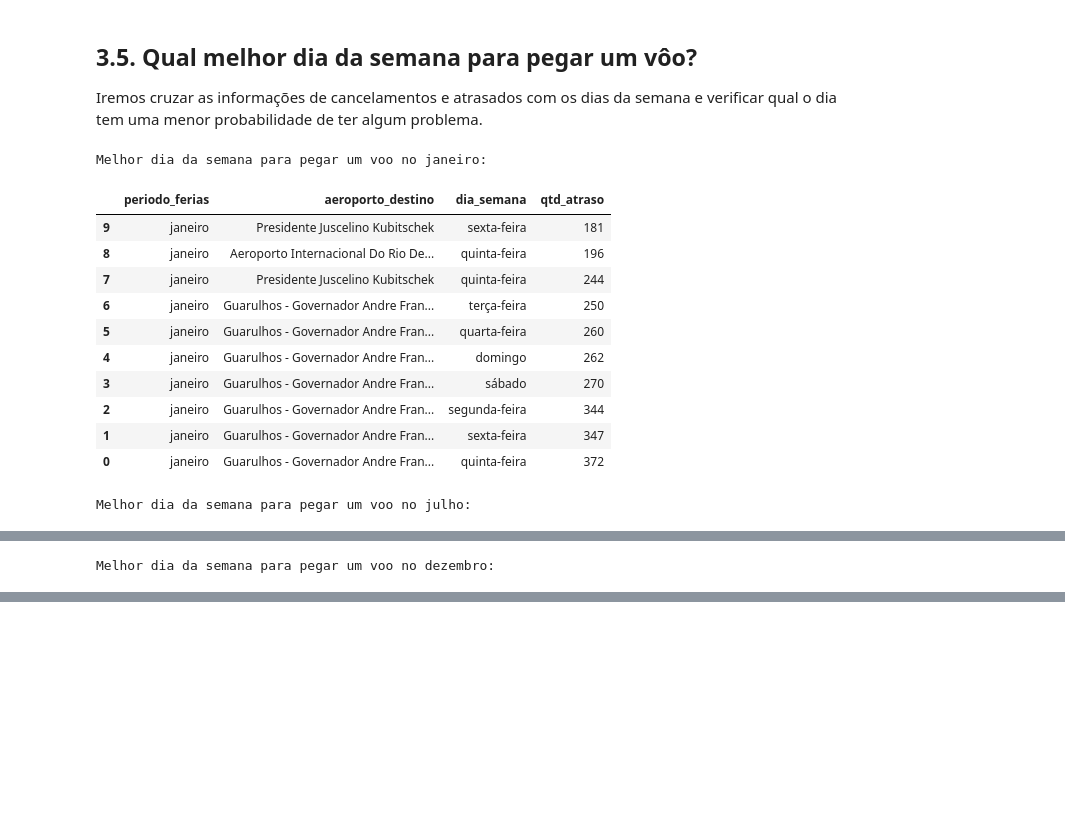
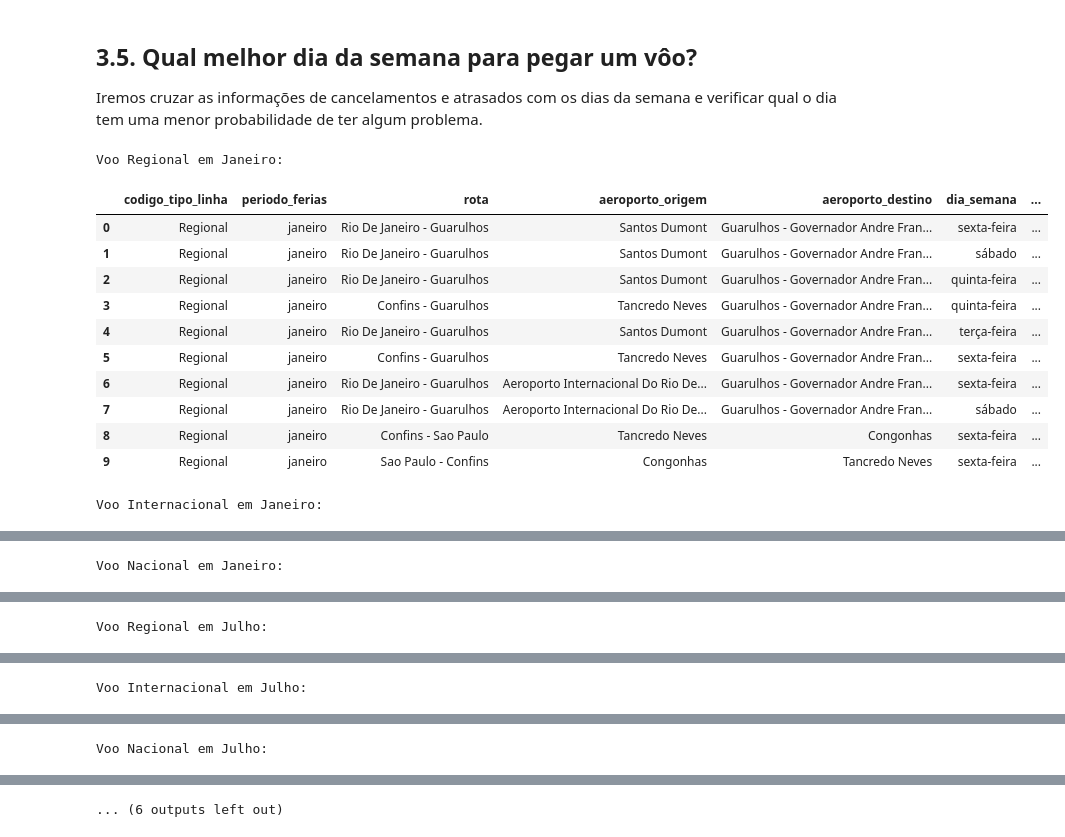
Before and after one commit to rderoncio/a3_bigdata_analisedados, a Jupyter notebook: A3/anac_análise_exploratória.ipynb, the cells around one changed output, grey strips where cells are left out. Drawn from its saved outputs; the diff is of its cells as text; code cells hidden in the pictures; blank space fills up the shorter version.

```diff
--- a/A3/anac_análise_exploratória.ipynb
+++ b/A3/anac_análise_exploratória.ipynb
@@ -492,7 +535,7 @@ internacionais = AnacVoos.get_voos_ferias_tipo_linha(
 
 for periodo in AnacVoos.periodo_ferias:
     print(
-        f"\n\n10 Destinos regionais mais procurados no período de {periodo}:")
+        f"\n\n10 Destinos internacionais mais procurados no período de {periodo}:")
     display(regionais.query("periodo_ferias == @periodo").nlargest(10,
             'voos').reset_index(drop=True))
 # %% [output]
@@ -541,6 +584,6 @@ for periodo in AnacVoos.periodo_ferias:
         grid=False,
         context='cyberpunk',
         figsize=(19, 10),
-        suptitle=f'10 Principais destinos regionais no período de {periodo}.'
+        suptitle=f'10 Principais destinos internacionais no período de {periodo}.'
     )
 # %% [output]
@@ -606,15 +852,3 @@ for periodo in AnacVoos.periodo_ferias:
 # %% [markdown]
 ## 3.3. Qual a melhor opção uma viagem nacional ou internacional?
 Após as análises da questão 02, vamos analisar se existe algum favorecimento de vôos internacionais sobre os nacionais.
-# %%
-# Dataframe voos em atraso dia_semana
-
-atrasos = voos_ferias[voos_ferias['partida_atrasou'] == 'S'].groupby(['periodo_ferias', 'aeroporto_destino', 'dia_semana'])\
-    .size().reset_index(name='qtd_atraso')\
-    .sort_values('qtd_atraso', ascending=False)
-
-for periodo in AnacVoos.periodo_ferias:
-    print(
-        f"\n\n10 Destinos com mais atrasos por dia da semana no período de {periodo}:")
-    display(atrasos.query("periodo_ferias == @periodo").nlargest(10,
-            'qtd_atraso').reset_index(drop=True))
@@ -659,0 +855,14 @@ for periodo in AnacVoos.periodo_ferias:
+# %%
+#Dataframe
+resumo: pd.DataFrame = AnacVoos.get_voos_ferias_resumo(
+    groupby_columns = ['codigo_tipo_linha', 'periodo_ferias'],
+    txs_columns = [
+        ['tx_realizados', 'realizados_s_atraso'],
+        ['tx_atrasos', 'realizados_c_atraso'],
+        ['tx_cancelados', 'cancelados']
+    ],
+    round=3
+)
+
+for linha in AnacVoos.tipo_linha:
+    display(resumo.query("codigo_tipo_linha == @linha"))
@@ -742,27 +964,30 @@ Destino nacional mais procurado:
 Iremos cruzar as informações de cancelamentos e atrasados com os dias da semana e verificar qual o dia tem uma menor probabilidade de ter algum problema.
 # %%
 # Dataframe
-atrasos = voos_ferias[voos_ferias['partida_atrasou'] == 'S'].groupby(['periodo_ferias', 'aeroporto_destino', 'dia_semana'])\
+atrasos = voos_ferias\
+    .query("partida_atrasou == 'N' and chegada_atrasou == 'N' and situacao_voo != 'Cancelado'")\
+    .groupby(['codigo_tipo_linha', 'periodo_ferias', 'rota', 'aeroporto_origem', 'aeroporto_destino', 'dia_semana'])\
     .size().reset_index(name='qtd_atraso')\
     .sort_values('qtd_atraso', ascending=False)
 
-periodos = atrasos['periodo_ferias'].unique()
+for periodo in AnacVoos.periodo_ferias:
+    for linha in AnacVoos.tipo_linha:
+        print(f"\n\nVoo {linha} em {periodo.title()}:")
+        display(atrasos.query("periodo_ferias == @periodo and codigo_tipo_linha == @linha").head(10).reset_index(drop=True))
 
-for periodo in AnacVoos.periodo_ferias:
-    print(f"\n\nMelhor dia da semana para pegar um voo no {periodo}:")
-    display(atrasos.query("periodo_ferias == @periodo").nlargest(10,
-            'qtd_atraso').reset_index(drop=True).sort_values('qtd_atraso'))
+# Atualizando tempo do processo
+AnacVoos.tempo_execucao = (time.time() - AnacVoos.tempo_execucao)
 # %% [output]
-Melhor dia da semana para pegar um voo no janeiro:
+Voo Regional em Janeiro:
-|  | periodo_ferias | aeroporto_destino | dia_semana | qtd_atraso |
-| 9 | janeiro | Presidente Juscelino Kubitschek | sexta-feira | 181 |
-| 8 | janeiro | Aeroporto Internacional Do Rio De... | quinta-feira | 196 |
-| 7 | janeiro | Presidente Juscelino Kubitschek | quinta-feira | 244 |
-| 6 | janeiro | Guarulhos - Governador Andre Fran... | terça-feira | 250 |
-| 5 | janeiro | Guarulhos - Governador Andre Fran... | quarta-feira | 260 |
-| 4 | janeiro | Guarulhos - Governador Andre Fran... | domingo | 262 |
-| 3 | janeiro | Guarulhos - Governador Andre Fran... | sábado | 270 |
-| 2 | janeiro | Guarulhos - Governador Andre Fran... | segunda-feira | 344 |
-| 1 | janeiro | Guarulhos - Governador Andre Fran... | sexta-feira | 347 |
-| 0 | janeiro | Guarulhos - Governador Andre Fran... | quinta-feira | 372 |
+|  | codigo_tipo_linha | periodo_ferias | rota | aeroporto_origem | aeroporto_destino | dia_semana | ... |
+| 0 | Regional | janeiro | Rio De Janeiro - Guarulhos | Santos Dumont | Guarulhos - Governador Andre Fran... | sexta-feira | ... |
+| 1 | Regional | janeiro | Rio De Janeiro - Guarulhos | Santos Dumont | Guarulhos - Governador Andre Fran... | sábado | ... |
+| 2 | Regional | janeiro | Rio De Janeiro - Guarulhos | Santos Dumont | Guarulhos - Governador Andre Fran... | quinta-feira | ... |
+| 3 | Regional | janeiro | Confins - Guarulhos | Tancredo Neves | Guarulhos - Governador Andre Fran... | quinta-feira | ... |
+| 4 | Regional | janeiro | Rio De Janeiro - Guarulhos | Santos Dumont | Guarulhos - Governador Andre Fran... | terça-feira | ... |
+| 5 | Regional | janeiro | Confins - Guarulhos | Tancredo Neves | Guarulhos - Governador Andre Fran... | sexta-feira | ... |
+| 6 | Regional | janeiro | Rio De Janeiro - Guarulhos | Aeroporto Internacional Do Rio De... | Guarulhos - Governador Andre Fran... | sexta-feira | ... |
+| 7 | Regional | janeiro | Rio De Janeiro - Guarulhos | Aeroporto Internacional Do Rio De... | Guarulhos - Governador Andre Fran... | sábado | ... |
+| 8 | Regional | janeiro | Confins - Sao Paulo | Tancredo Neves | Congonhas | sexta-feira | ... |
+| 9 | Regional | janeiro | Sao Paulo - Confins | Congonhas | Tancredo Neves | sexta-feira | ... |
-Melhor dia da semana para pegar um voo no julho:
+Voo Internacional em Janeiro:
@@ -780 +1005 @@ Melhor dia da semana para pegar um voo no julho:
-Melhor dia da semana para pegar um voo no dezembro:
+Voo Nacional em Janeiro:
@@ -791,0 +1017 @@ Melhor dia da semana para pegar um voo no dezembro:
+Voo Regional em Julho:
@@ -791,0 +1029 @@ Melhor dia da semana para pegar um voo no dezembro:
+Voo Internacional em Julho:
@@ -791,0 +1041 @@ Melhor dia da semana para pegar um voo no dezembro:
+Voo Nacional em Julho:
@@ -791,0 +1053 @@ Melhor dia da semana para pegar um voo no dezembro:
+... (6 outputs left out)
```
Also changed, not shown: parts of 36 cells of this notebook, 1 other file.
